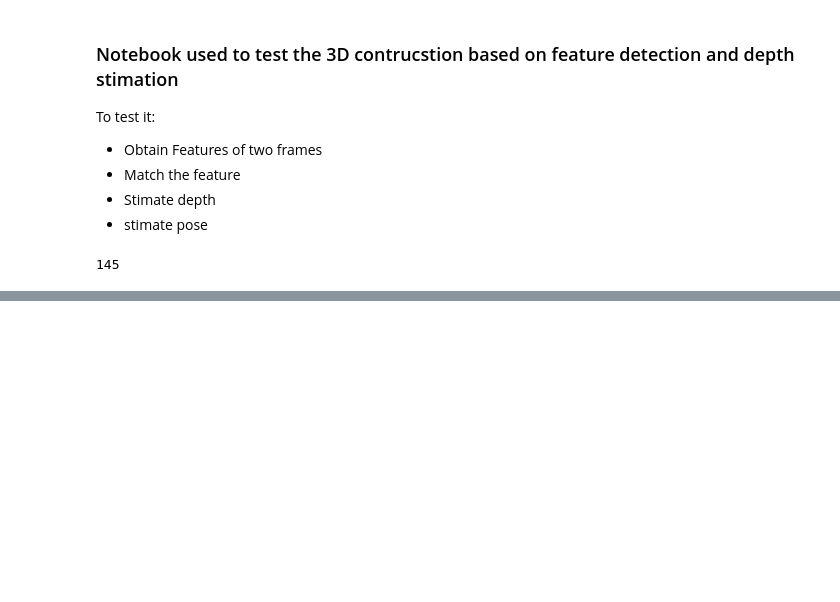
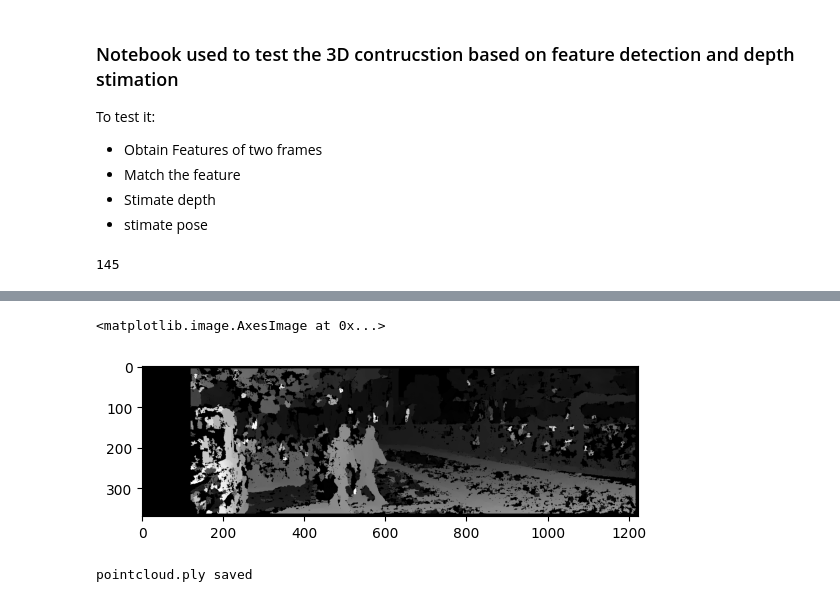
Before and after one commit to alexciru/Pfas-finalProject, a Jupyter notebook: notebooks/3d_recognisionTuning.ipynb, the cells around one changed output, grey strips where cells are left out. Cells and saved outputs as stored; diff of their text form; code cells hidden in the pictures; blank space fills up the shorter version.

```diff
--- a/notebooks/3d_recognisionTuning.ipynb
+++ b/notebooks/3d_recognisionTuning.ipynb
@@ -122,0 +285,9 @@ plt.title("Not Calibrated")
+# %%
+# Load the saved disparity map
+dispMap = np.load("disparityMap.npy")
+
+#Display the map
+plt.imshow(dispMap, 'gray')
+# %% [output]
+<matplotlib.image.AxesImage at 0x...>
+[figure, added]
@@ -122,0 +342,6 @@ plt.title("Not Calibrated")
+# %%
+# Fetch the saved disparity map
+recentDisp = dispMap.copy()
+export_pointcloud(recentDisp, left_img, "pointcloud.ply")
+# %% [output]
+pointcloud.ply saved
```
Also changed, not shown: parts of 10 cells of this notebook, 1 other file.
